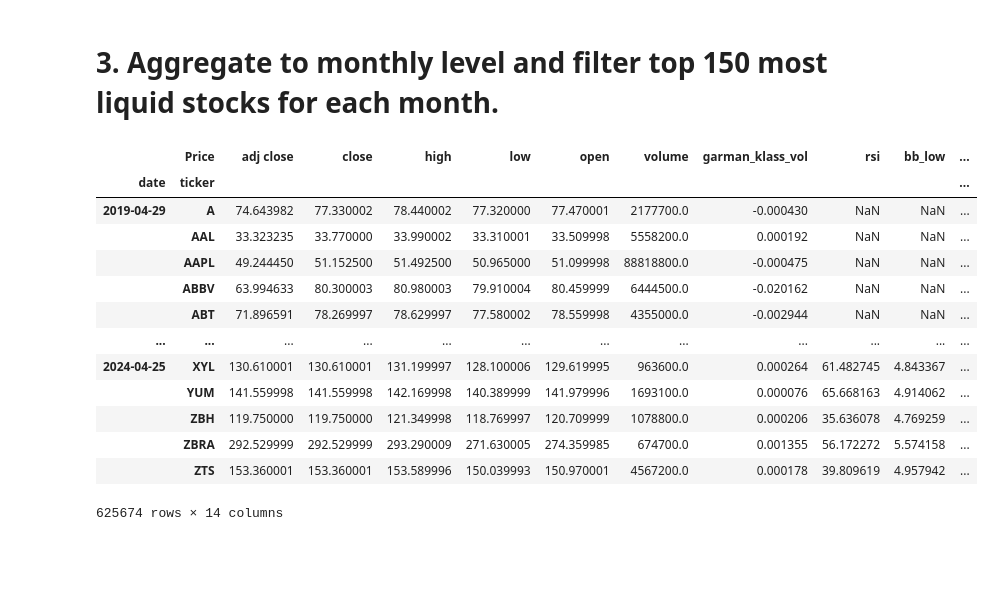
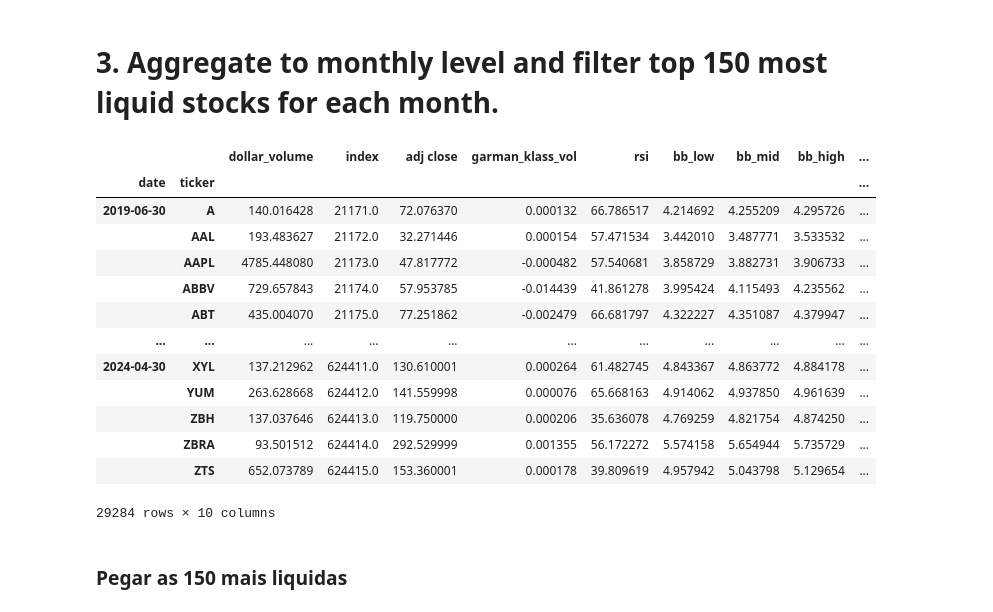
Before and after one commit to guilhermecff/Algorithmic-Trading, a Jupyter notebook: Algorithmic-Trading.ipynb, the cells around one changed output. Saved outputs shown, nothing was run; the diff lists cells and outputs as text; code cells hidden in the pictures; blank space fills up the shorter version.

```diff
--- a/Algorithmic-Trading.ipynb
+++ b/Algorithmic-Trading.ipynb
@@ -62,7 +62,14 @@ $$
 # %% [markdown]
 ## Candle Graph of APPL
 # %%
-mpf.plot(data, type='candle', style='charles', title='AAPL Candlestick Chart', ylabel='Price ($)')
+df.reset_index(inplace=True)
+df_aapl = df[df['ticker'] == 'AAPL']
+
+df_aapl['date'] = pd.to_datetime(df_aapl['date'])
+df_aapl.set_index('date', inplace=True)
+
+
+mpf.plot(df_aapl[['open', 'high', 'low', 'close', 'volume']], type='candle', style='charles', title='AAPL Candlestick Chart', ylabel='Price ($)')
 # %% [output]
 [figure]
 # %% [markdown]
@@ -70,14 +77,22 @@ mpf.plot(data, type='candle', style='charles', title='AAPL Candlestick Chart', y
 # %%
 df['garman_klass_vol'] = ((np.log(df['high'])-np.log(df['low']))**2)/2-(2*np.log(2)-1)*((np.log(df['adj close'])-np.log(df['open']))**2)
 # %%
-aapl_start_date = pd.to_datetime(end_date)-pd.DateOffset(30)
-apple_data = df.loc[(slice(aapl_start_date, end_date), 'AAPL'), :]
+# Sample data frame and setting the date and ticker as index
+df.set_index(['date', 'ticker'], inplace=True)
 
-#Normalizes the Dataframe for manipulation
-apple_data = apple_data.reset_index()
+# Convert end_date to datetime, if not already (replace 'end_date' with actual end date as string or pd.Timestamp)
+end_date = pd.to_datetime('2024-05-06')  # Example end date
+aapl_start_date = end_date - pd.DateOffset(days=30)
+
+# Correct slicing method using .loc and pd.IndexSlice for a range within a MultiIndex
+apple_data = df.loc[pd.IndexSlice[aapl_start_date:end_date, 'AAPL'], :]
+
+# Reset index for plotting
+apple_data.reset_index(inplace=True)
 apple_data['date'] = pd.to_datetime(apple_data['date'])
 
-#Makes the graph of volatility
+# Plotting (assuming 'garman_klass_vol' is a valid column in your DataFrame)
+import matplotlib.pyplot as plt
 plt.figure(figsize=(10, 5))
 plt.plot(apple_data['date'], apple_data['garman_klass_vol'], label='Garman-Klass Volatility', color='blue')
 plt.title('Garman-Klass Volatility for Apple (Last 30 Days)')
@@ -258,19 +262,30 @@ plt.show()
 # %% [markdown]
 # 3. Aggregate to monthly level and filter top 150 most liquid stocks for each month.
 # %%
-df
+last_cols = [c for c in df.columns.unique() if c not in ['dollar_volume', 'volume', 'open',
+                                                          'high', 'low', 'close']]
+
+data = (pd.concat([df.unstack('ticker')['dollar_volume'].resample('M').mean().stack('ticker').to_frame('dollar_volume'),
+                   df.unstack()[last_cols].resample('M').last().stack('ticker')],
+                  axis=1)).dropna()
+
+data.drop('level_0', axis=1, inplace=True)
+
+data
 # %% [output]
-|  | Price | adj close | close | high | low | open | volume | garman_klass_vol | rsi | bb_low | ... |
-| date | ticker |  |  |  |  |  |  |  |  |  | ... |
-| 2019-04-29 | A | 74.643982 | 77.330002 | 78.440002 | 77.320000 | 77.470001 | 2177700.0 | -0.000430 | NaN | NaN | ... |
-|  | AAL | 33.323235 | 33.770000 | 33.990002 | 33.310001 | 33.509998 | 5558200.0 | 0.000192 | NaN | NaN | ... |
-|  | AAPL | 49.244450 | 51.152500 | 51.492500 | 50.965000 | 51.099998 | 88818800.0 | -0.000475 | NaN | NaN | ... |
-|  | ABBV | 63.994633 | 80.300003 | 80.980003 | 79.910004 | 80.459999 | 6444500.0 | -0.020162 | NaN | NaN | ... |
-|  | ABT | 71.896591 | 78.269997 | 78.629997 | 77.580002 | 78.559998 | 4355000.0 | -0.002944 | NaN | NaN | ... |
-| ... | ... | ... | ... | ... | ... | ... | ... | ... | ... | ... | ... |
-| 2024-04-25 | XYL | 130.610001 | 130.610001 | 131.199997 | 128.100006 | 129.619995 | 963600.0 | 0.000264 | 61.482745 | 4.843367 | ... |
-|  | YUM | 141.559998 | 141.559998 | 142.169998 | 140.389999 | 141.979996 | 1693100.0 | 0.000076 | 65.668163 | 4.914062 | ... |
-|  | ZBH | 119.750000 | 119.750000 | 121.349998 | 118.769997 | 120.709999 | 1078800.0 | 0.000206 | 35.636078 | 4.769259 | ... |
-|  | ZBRA | 292.529999 | 292.529999 | 293.290009 | 271.630005 | 274.359985 | 674700.0 | 0.001355 | 56.172272 | 5.574158 | ... |
-|  | ZTS | 153.360001 | 153.360001 | 153.589996 | 150.039993 | 150.970001 | 4567200.0 | 0.000178 | 39.809619 | 4.957942 | ... |
+|  |  | dollar_volume | index | adj close | garman_klass_vol | rsi | bb_low | bb_mid | bb_high | ... |
+| date | ticker |  |  |  |  |  |  |  |  | ... |
+| 2019-06-30 | A | 140.016428 | 21171.0 | 72.076370 | 0.000132 | 66.786517 | 4.214692 | 4.255209 | 4.295726 | ... |
+|  | AAL | 193.483627 | 21172.0 | 32.271446 | 0.000154 | 57.471534 | 3.442010 | 3.487771 | 3.533532 | ... |
+|  | AAPL | 4785.448080 | 21173.0 | 47.817772 | -0.000482 | 57.540681 | 3.858729 | 3.882731 | 3.906733 | ... |
+|  | ABBV | 729.657843 | 21174.0 | 57.953785 | -0.014439 | 41.861278 | 3.995424 | 4.115493 | 4.235562 | ... |
+|  | ABT | 435.004070 | 21175.0 | 77.251862 | -0.002479 | 66.681797 | 4.322227 | 4.351087 | 4.379947 | ... |
+| ... | ... | ... | ... | ... | ... | ... | ... | ... | ... | ... |
+| 2024-04-30 | XYL | 137.212962 | 624411.0 | 130.610001 | 0.000264 | 61.482745 | 4.843367 | 4.863772 | 4.884178 | ... |
+|  | YUM | 263.628668 | 624412.0 | 141.559998 | 0.000076 | 65.668163 | 4.914062 | 4.937850 | 4.961639 | ... |
+|  | ZBH | 137.037646 | 624413.0 | 119.750000 | 0.000206 | 35.636078 | 4.769259 | 4.821754 | 4.874250 | ... |
+|  | ZBRA | 93.501512 | 624414.0 | 292.529999 | 0.001355 | 56.172272 | 5.574158 | 5.654944 | 5.735729 | ... |
+|  | ZTS | 652.073789 | 624415.0 | 153.360001 | 0.000178 | 39.809619 | 4.957942 | 5.043798 | 5.129654 | ... |
-625674 rows × 14 columns
+29284 rows × 10 columns
+# %% [markdown]
+### Pegar as 150 mais liquidas
```
Also changed, not shown: parts of 14 cells of this notebook.
